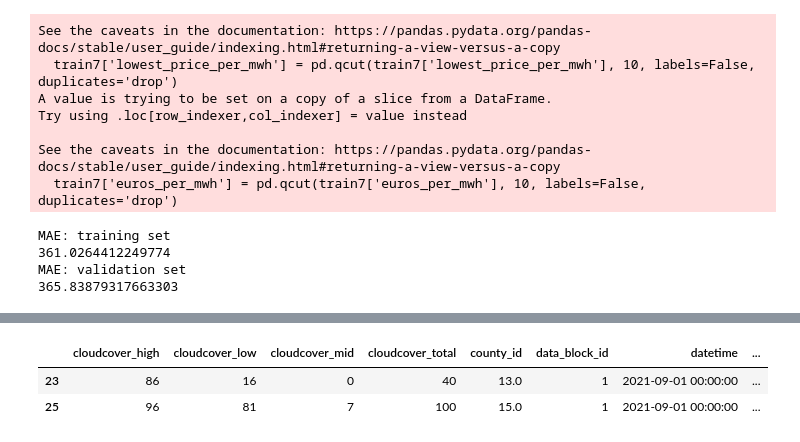
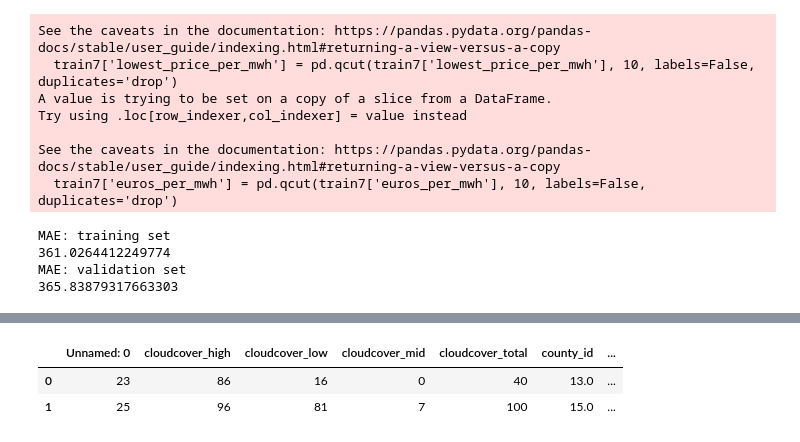
Before and after one commit to ZalmanKelber/kaggle_prosumer, a Jupyter notebook: prosumer.ipynb, the cells around one changed output, grey strips where cells are left out. Saved outputs shown, nothing was run; the diff lists cells and outputs as text; code cells hidden in the pictures.

Commit message:
Merge data into one relevant df

```diff
--- a/prosumer.ipynb
+++ b/prosumer.ipynb
@@ -262,11 +244,12 @@ dtype: int64
 # %%
-historical_weather3 = historical_weather2.dropna()
-historical_weather3.to_csv('output/historical_weather_county_id.csv')
+# historical_weather3 = historical_weather2.dropna()
+# historical_weather3.to_csv('output/historical_weather_county_id.csv')
+historical_weather3 = pd.read_csv('output/historical_weather_county_id.csv')
 historical_weather3.head(2)
 # %% [output]
-|  | cloudcover_high | cloudcover_low | cloudcover_mid | cloudcover_total | county_id | data_block_id | datetime | ... |
-| 23 | 86 | 16 | 0 | 40 | 13.0 | 1 | 2021-09-01 00:00:00 | ... |
-| 25 | 96 | 81 | 7 | 100 | 15.0 | 1 | 2021-09-01 00:00:00 | ... |
+|  | Unnamed: 0 | cloudcover_high | cloudcover_low | cloudcover_mid | cloudcover_total | county_id | ... |
+| 0 | 23 | 86 | 16 | 0 | 40 | 13.0 | ... |
+| 1 | 25 | 96 | 81 | 7 | 100 | 15.0 | ... |
 # %%
 earliest = train['datetime'].min()
 historical_weather3['datetime'] = pd.to_datetime(historical_weather3['datetime'], utc=True)
```
Also changed, not shown: parts of 8 cells of this notebook.
